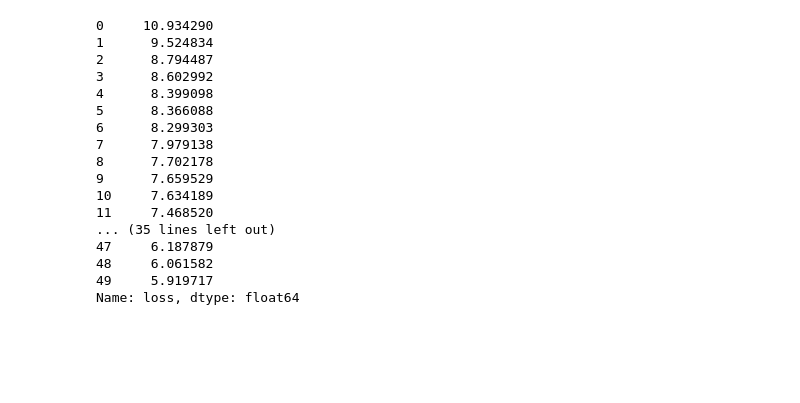
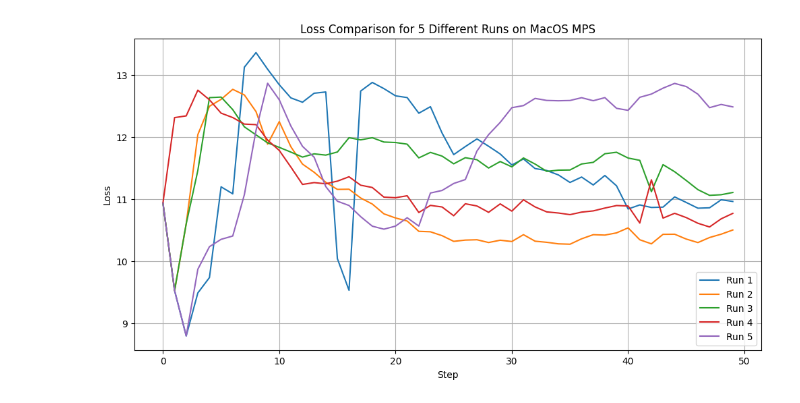
Before and after one commit to vasilecampeanu/parvus-gpt, a Jupyter notebook: gpt-2/notes/training_log_analysis.ipynb, the cells around one changed output. Drawn from its saved outputs; the diff is of its cells as text; code cells hidden in the pictures; blank space fills up the shorter version.

Commit message:
feat: Created graphs for the training loss lof on all available devices

```diff
--- a/gpt-2/notes/training_log_analysis.ipynb
+++ b/gpt-2/notes/training_log_analysis.ipynb
@@ -1,25 +1,24 @@
 # %%
 import pandas as pd
 import matplotlib.pyplot as plt
-
-# Load the data
-trainlog = pd.read_csv('../trainlog/training_log_cpu.csv')
-trainlog['loss']
-# %% [output]
-0     10.934290
-1      9.524834
-2      8.794487
-3      8.602992
-4      8.399098
-5      8.366088
-6      8.299303
-7      7.979138
-8      7.702178
-9      7.659529
-10     7.634189
-11     7.468520
-... (35 lines left out)
-47     6.187879
-48     6.061582
-49     5.919717
-Name: loss, dtype: float64
+# %%
+csv_files = [f'../trainlog/unoptimized/mps/training_log_mps_0{i}.csv' for i in range(1, 6)]
+dfs = []
+
+for file in csv_files:
+    df = pd.read_csv(file)
+    dfs.append(df)
+
+plt.figure(figsize=(12, 6))
+
+for i, df in enumerate(dfs):
+    plt.plot(df['step'], df['loss'], label=f'Run {i+1}')
+
+plt.xlabel('Step')
+plt.ylabel('Loss')
+plt.title('Loss Comparison for 5 Different Runs on MacOS MPS')
+plt.legend()
+plt.grid(True)
+plt.show()
+# %% [output]
+[figure, added]
```
Also changed, not shown: parts of 2 cells of this notebook, 1 other file.
